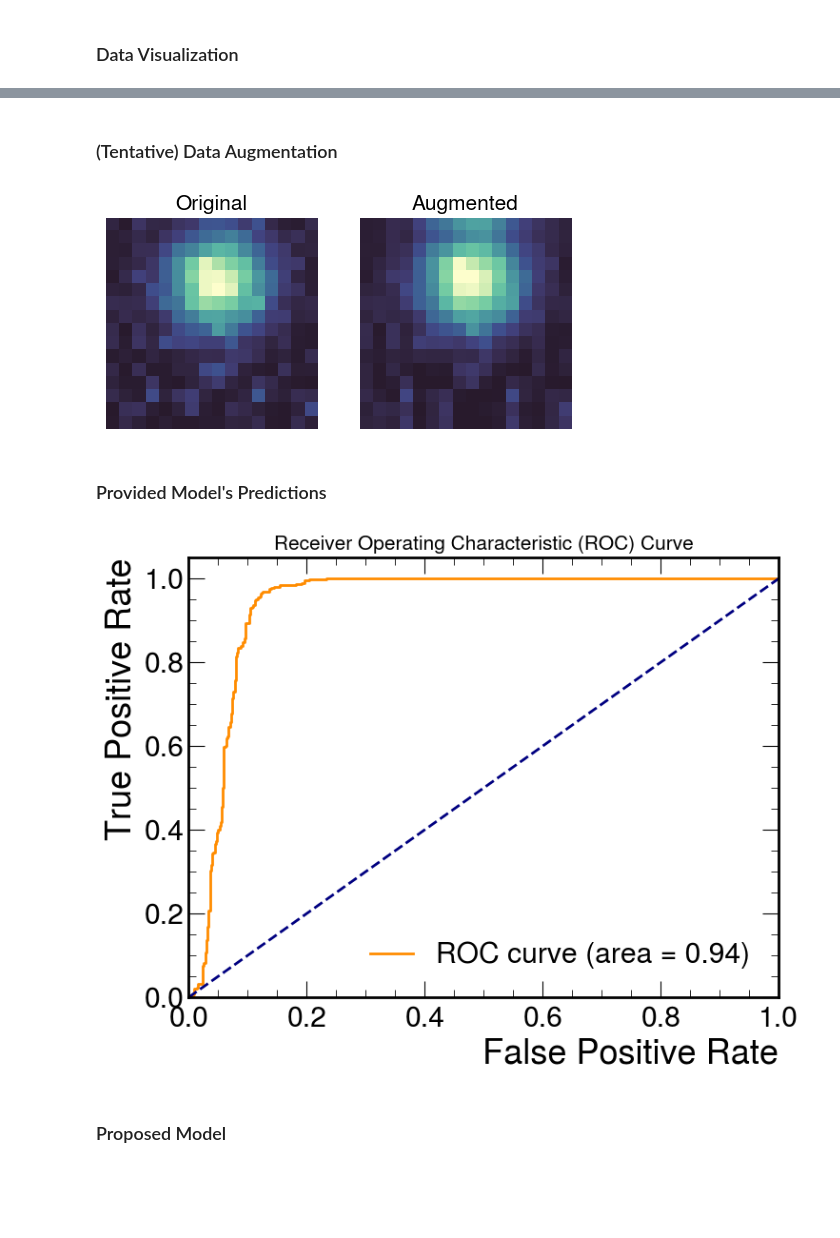
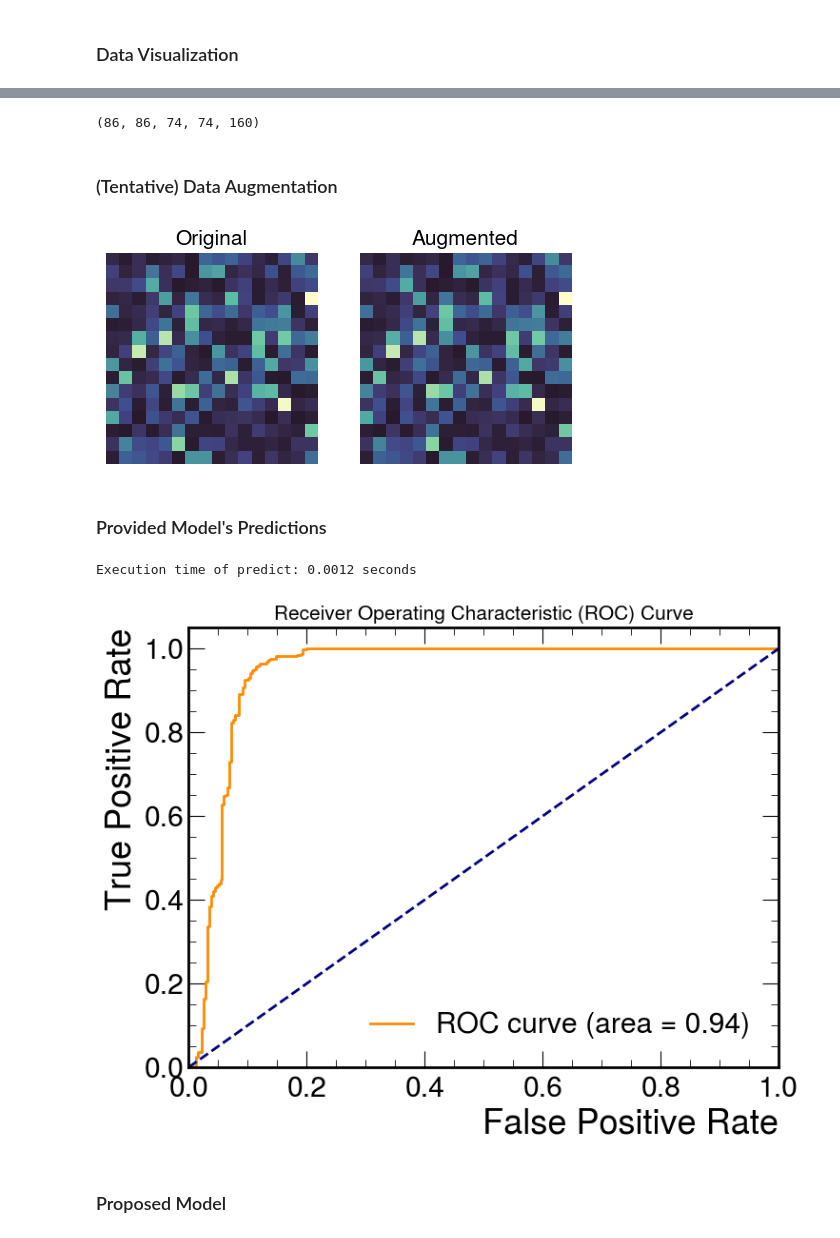
Before and after one commit to MatteoMorellini/CICADA-Google-Summer-of-Code, a Jupyter notebook: index.ipynb, the cells around one changed output, grey strips where cells are left out. Drawn from its saved outputs; the diff is of its cells as text; code cells hidden in the pictures; blank space fills up the shorter version.

```diff
--- a/index.ipynb
+++ b/index.ipynb
@@ -114,0 +118,6 @@ print_image_distribution(images, labels)
+# %%
+X_train = [img for img, label in zip(images_train, labels_train) if label == 0]
+y_train = [label for label in labels_train if label == 0]
+# keep the outliers in the training since they will join the training set for the student
+outlier_train = [img for img, label in zip(images_train, labels_train) if label == 1]
+outlier_train_labels = [label for label in labels_train if label == 1]
@@ -115,17 +133,20 @@ print_image_distribution(images, labels)
+# %%
+len(X_val), len(y_val), len(outlier_val), len(outlier_val_labels), len(images_val)
+# %% [output]
+(86, 86, 74, 74, 160)
 # %% [markdown]
 ### (Tentative) Data Augmentation
 # %%
 data_augmentation = tf.keras.Sequential([
     tf.keras.layers.RandomFlip("horizontal_and_vertical"),  # Flip horizontally and vertically
-    tf.keras.layers.RandomRotation(0.2),  # Rotate up to 20%
-    tf.keras.layers.RandomZoom(0.2),  # Zoom up to 20%
-    tf.keras.layers.RandomContrast(0.2),  # Change contrast
-    tf.keras.layers.RandomBrightness(0.2),
+    #tf.keras.layers.RandomRotation(0.3),  # Rotate up to 20%
+    #tf.keras.layers.RandomZoom(0.3),  # Zoom up to 20%
 ])
 # %%
 augmented_images = []
-for image in images_train:
-    for _ in range(10):
+for image in X_train:
+    for _ in range(4):
         augmented = data_augmentation(tf.expand_dims(image, axis=0))
         augmented_images.append(tf.squeeze(augmented).numpy())
-augmented_images = np.array(augmented_images)
+X_train_aug = np.array(augmented_images)
+y_train_aug = np.repeat(y_train, 100)
@@ -135,17 +153,18 @@ augmented_img = tf.squeeze(augmented_img)
 # %%
 plt.figure(figsize=(6, 3))
 plt.subplot(1, 2, 1)
 plt.title("Original")
-plt.imshow(images[100])
+plt.imshow(X_train[0])
 plt.axis("off")
 
 plt.subplot(1, 2, 2)
 plt.title("Augmented")
-plt.imshow(augmented_img[0, :, :])
+plt.imshow(X_train_aug[3])
 plt.axis("off")
 
+
 plt.show()
 # %% [output]
-[figure, old version]
+[figure, new version]
 # %% [markdown]
 ### Provided Model's Predictions
@@ -191,10 +221,12 @@ infer = model.signatures['serving_default']
 # %%
-output = predict(model, images)
+output = predict(input_tensor)
+output = output['lambda'].numpy()
 normalized_output = normalize_matrix(output)
-plot_roc_curve(labels, normalized_output)
+plot_roc_curve(labels_train, normalized_output)
 # idea: also add MSE
 # %% [output]
+Execution time of predict: 0.0012 seconds
-[figure, old version]
+[figure, new version]
 # %% [markdown]
 ### Proposed Model
 # %%
```
Also changed, not shown: parts of 28 cells of this notebook, 1 other file.
